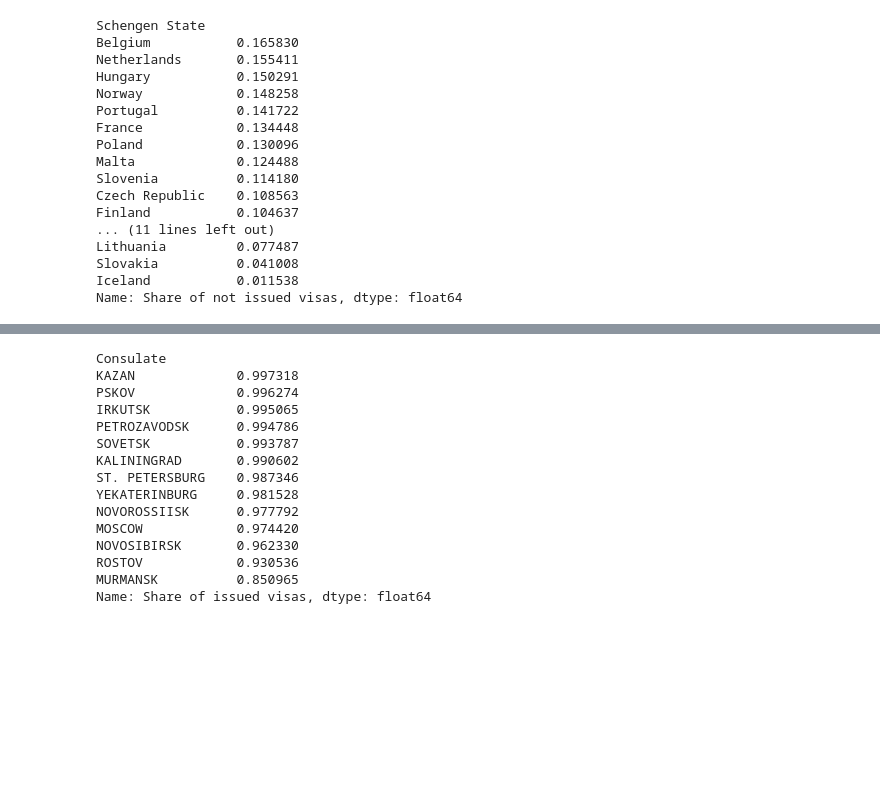
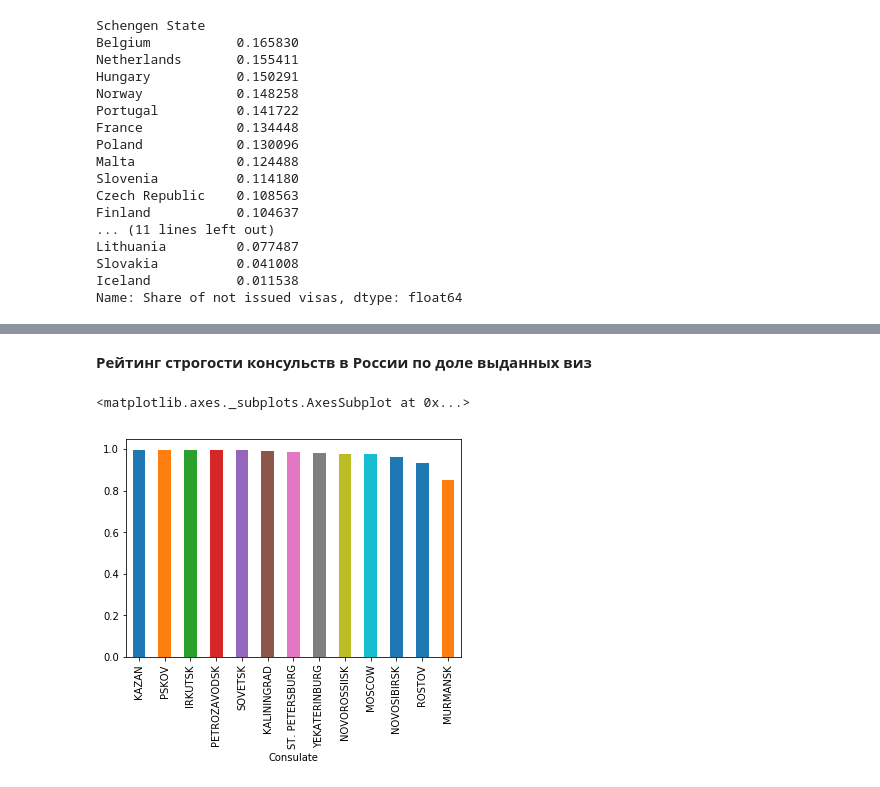
Before and after one commit to Tsukimy/shengen_project, a Jupyter notebook: schengen_rus.ipynb, the cells around one changed output, grey strips where cells are left out. Cells and saved outputs as stored; diff of their text form; code cells hidden in the pictures; blank space fills up the shorter version.

```diff
--- a/schengen_rus.ipynb
+++ b/schengen_rus.ipynb
@@ -359,19 +362,8 @@ Name: Numeric total issued visas, dtype: float64
+# %% [markdown]
+**Рейтинг строгости консульств в России по доле выданных виз**
 # %%
 numeric_data[numeric_data['Country where consulate is located'] == 'RUSSIAN FEDERATION']\
-    .groupby(['Consulate'])['Share of issued visas'].mean().sort_values(ascending = False).head(25)
+    .groupby(['Consulate'])['Share of issued visas'].mean().sort_values(ascending = False).plot(kind='bar')
 # %% [output]
-Consulate
-KAZAN             0.997318
-PSKOV             0.996274
-IRKUTSK           0.995065
-PETROZAVODSK      0.994786
-SOVETSK           0.993787
-KALININGRAD       0.990602
-ST. PETERSBURG    0.987346
-YEKATERINBURG     0.981528
-NOVOROSSIISK      0.977792
-MOSCOW            0.974420
-NOVOSIBIRSK       0.962330
-ROSTOV            0.930536
-MURMANSK          0.850965
-Name: Share of issued visas, dtype: float64
+<matplotlib.axes._subplots.AxesSubplot at 0x...>
+[figure, added]
```
Also changed, not shown: parts of 27 cells of this notebook.
